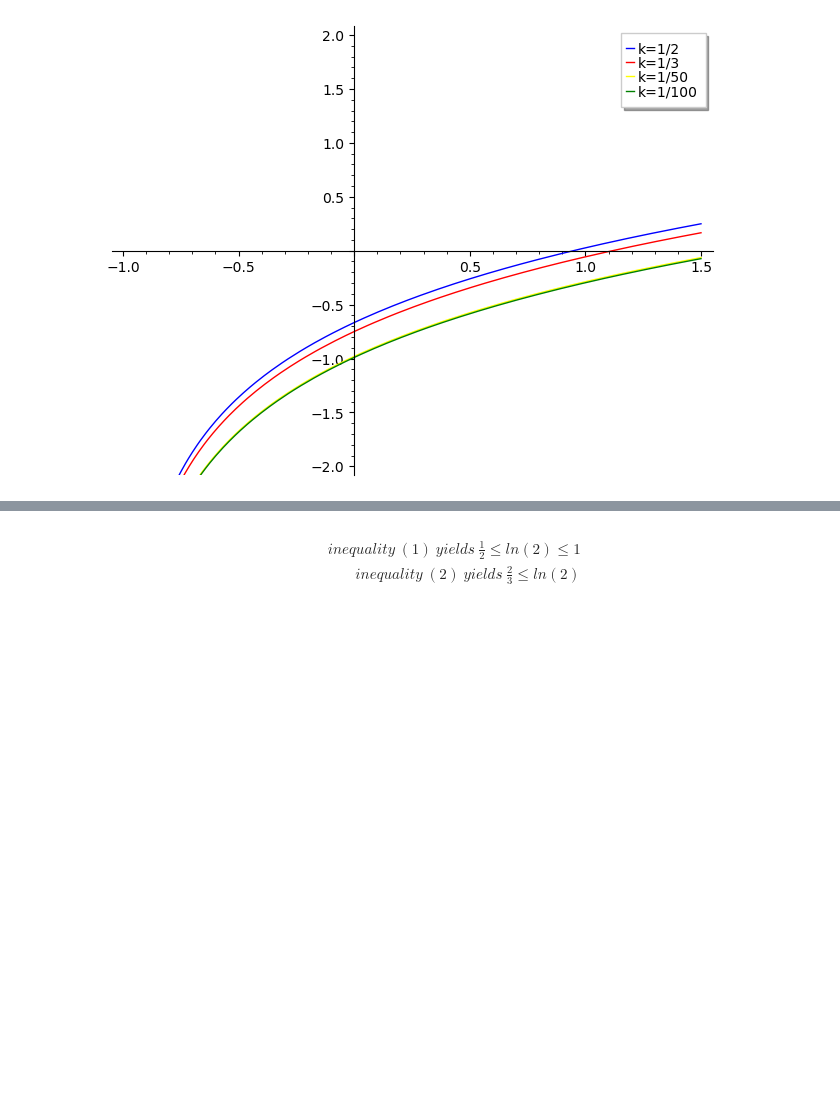
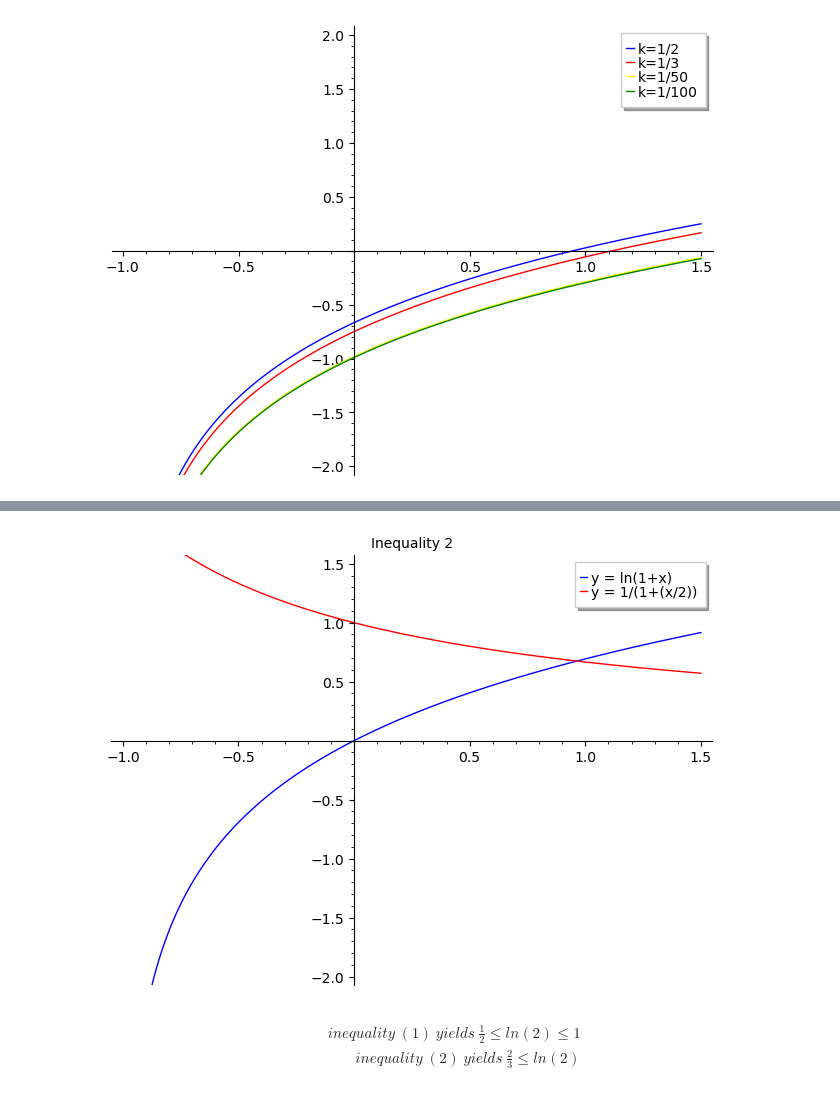
Before and after one commit to murphyrobbit18/MATH-2000, a Jupyter notebook: Graphs.ipynb, the cells around one changed output, grey strips where cells are left out. Drawn from its saved outputs; the diff is of its cells as text; code cells hidden in the pictures; blank space fills up the shorter version.

```diff
--- a/Graphs.ipynb
+++ b/Graphs.ipynb
@@ -26,0 +29,2 @@ shade = plot([ln(1 + x), 1], (x, -1, 1.5), fill={0:1}, fillcolor='lightgrey', fi
+# %%
+func2Graph = plot(1/(1+(x/2)), xmin = -1, xmax = 1.5, ymin= -2,ymax = 1.5, fillalpha=0.3,legend_label="y = 1/(1+(x/2))", color="red",title='Inequality 2')
@@ -31,3 +37,7 @@ lnGraph+oneGraph+shade
+# %%
+lnGraph+func2Graph
+# %% [output]
+[figure, added]
 # %%
 x = 1
 # %% [markdown]
```
Also changed, not shown: parts of 8 cells of this notebook.
